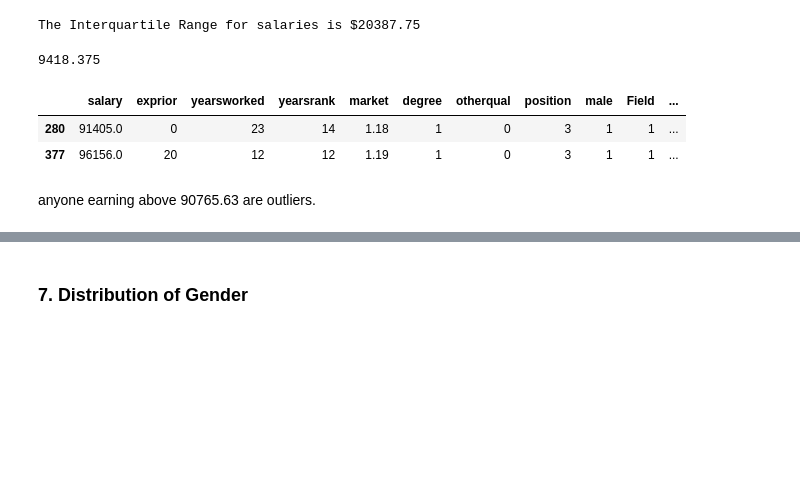
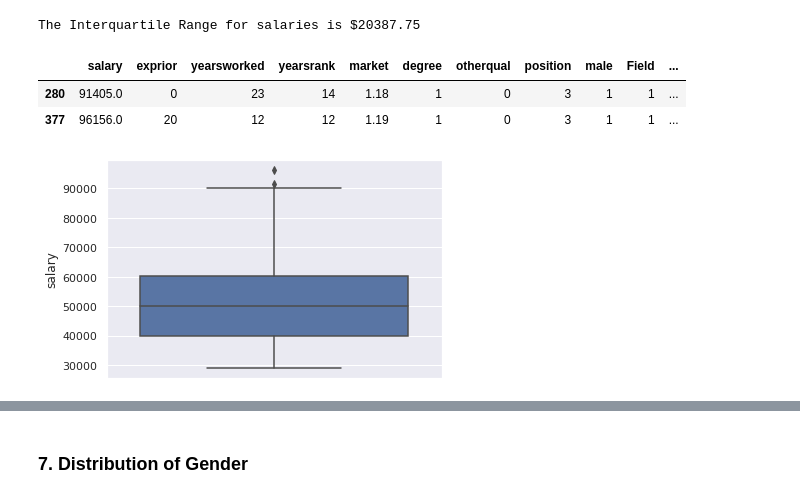
Before and after one commit to masaimahapa/employee-salaries, a Jupyter notebook: employee_salaries.ipynb, the cells around one changed output, grey strips where cells are left out. Cells and saved outputs as stored; diff of their text form; code cells hidden in the pictures; blank space fills up the shorter version.

```diff
--- a/employee_salaries.ipynb
+++ b/employee_salaries.ipynb
@@ -113,15 +100,15 @@ The Interquartile Range for salaries is $20387.75
 # %%
 outliers_up= Q1_Q3[1]+1.5*IQR
 outliers_down=Q1_Q3[0]-1.5*IQR
-outliers_down
-# %% [output]
-9418.375
 # %%
 salaries[salaries.salary>outliers_up]
 # %% [output]
 |  | salary | exprior | yearsworked | yearsrank | market | degree | otherqual | position | male | Field | ... |
 | 280 | 91405.0 | 0 | 23 | 14 | 1.18 | 1 | 0 | 3 | 1 | 1 | ... |
 | 377 | 96156.0 | 20 | 12 | 12 | 1.19 | 1 | 0 | 3 | 1 | 1 | ... |
-# %% [markdown]
-anyone earning above 90765.63 are outliers.
+# %%
+sns.boxplot(y=salaries.salary)
+plt.show()
+# %% [output]
+[figure, added]
 # %% [markdown]
```
Also changed, not shown: parts of 17 cells of this notebook.
